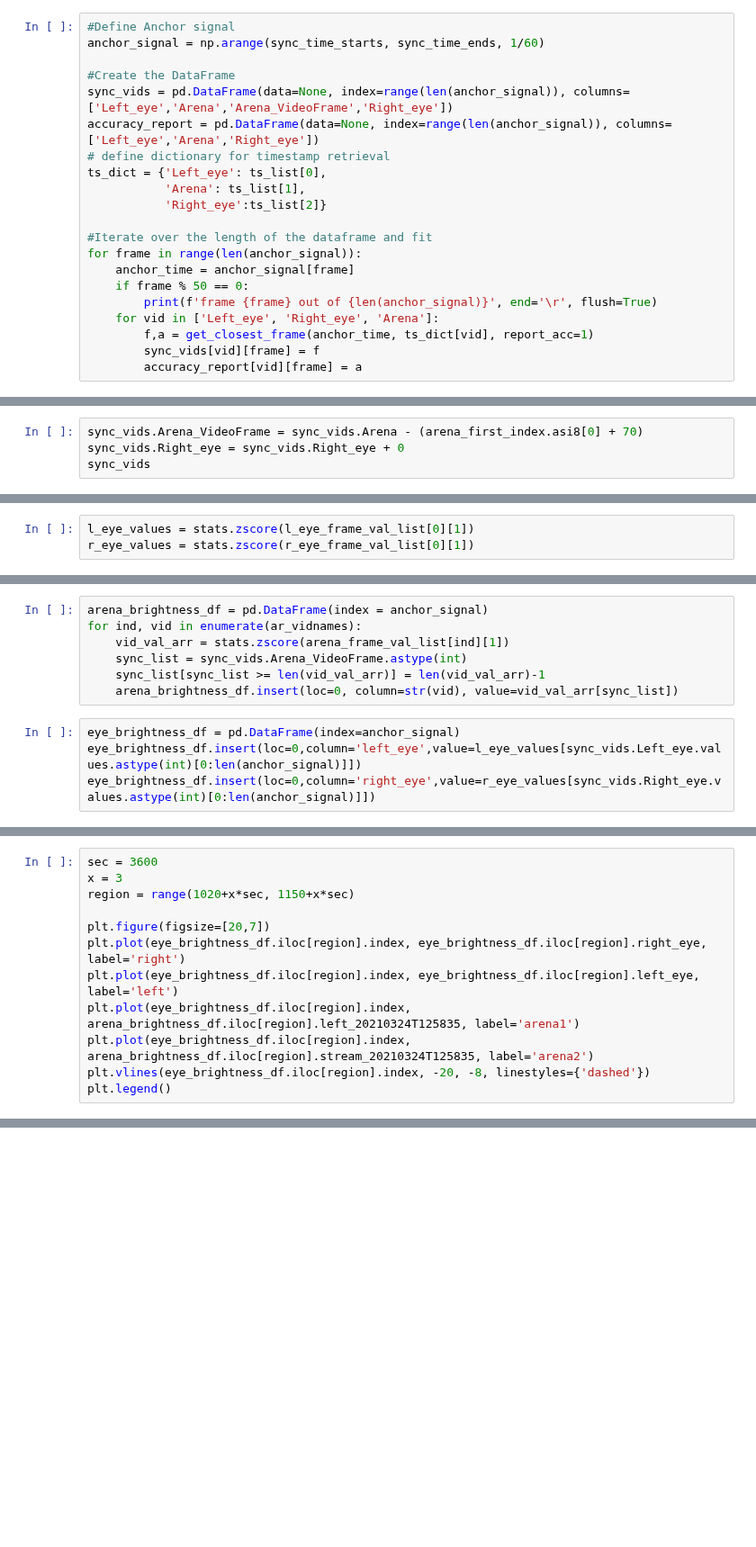
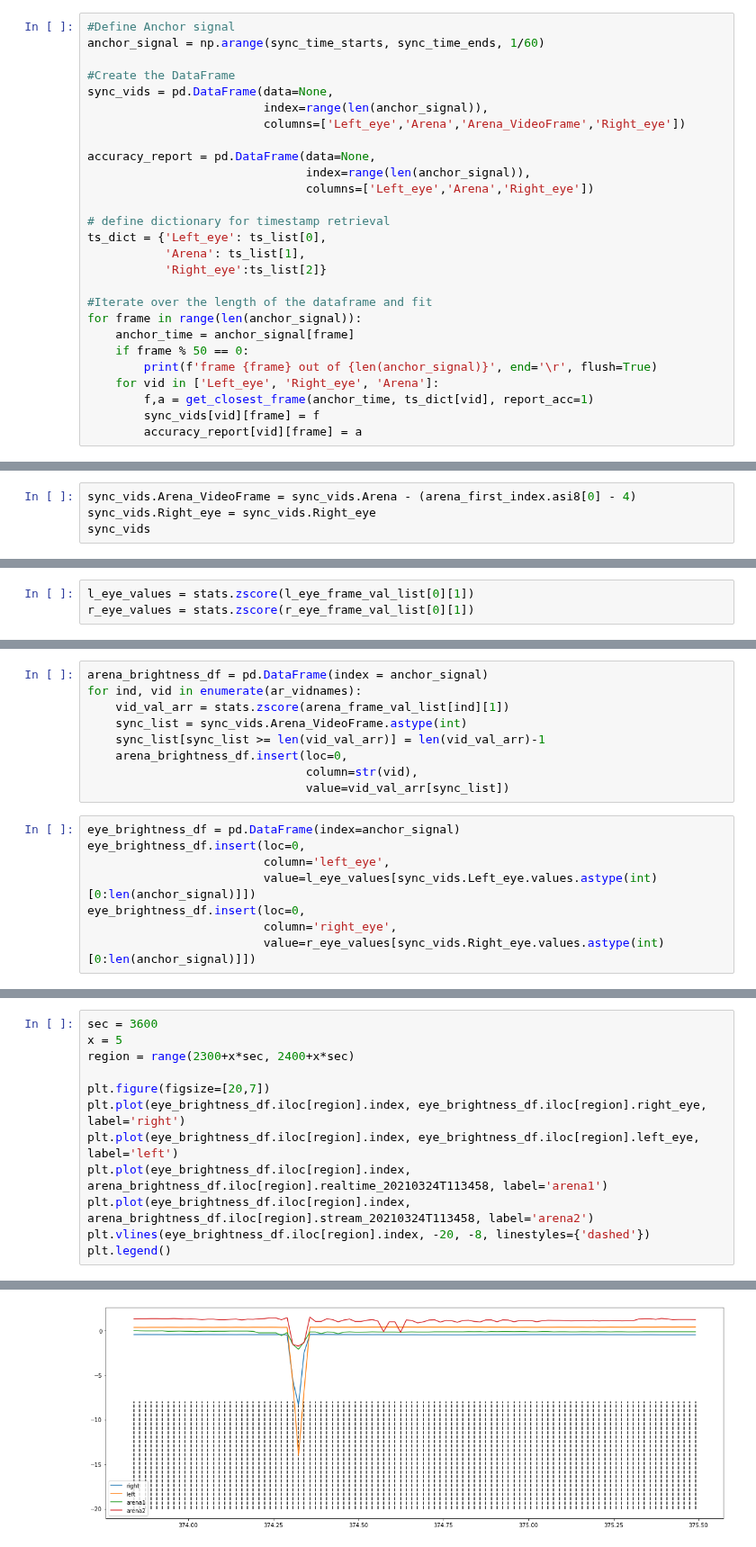
Before and after one commit to neural-electrophysiology-tool-team/Eye-Tracking-Tools, a Jupyter notebook: main_sequence.ipynb, the cells around one changed output, grey strips where cells are left out. Shown at 90% size. Saved outputs shown, nothing was run; the diff lists cells and outputs as text; blank space fills up the shorter version.

Commit message:
Graphs added

```diff
--- a/main_sequence.ipynb
+++ b/main_sequence.ipynb
@@ -238,8 +391,14 @@ sync_time_ends = min([arena_lf, le_lf, re_lf])
 anchor_signal = np.arange(sync_time_starts, sync_time_ends, 1/60)
 
 #Create the DataFrame
-sync_vids = pd.DataFrame(data=None, index=range(len(anchor_signal)), columns=['Left_eye','Arena','Arena_VideoFrame','Right_eye'])
-accuracy_report = pd.DataFrame(data=None, index=range(len(anchor_signal)), columns=['Left_eye','Arena','Right_eye'])
+sync_vids = pd.DataFrame(data=None,
+                         index=range(len(anchor_signal)),
+                         columns=['Left_eye','Arena','Arena_VideoFrame','Right_eye'])
+
+accuracy_report = pd.DataFrame(data=None,
+                               index=range(len(anchor_signal)),
+                               columns=['Left_eye','Arena','Right_eye'])
+
 # define dictionary for timestamp retrieval
 ts_dict = {'Left_eye': ts_list[0],
            'Arena': ts_list[1],
@@ -257,4 +418,4 @@ for frame in range(len(anchor_signal)):
 # %%
-sync_vids.Arena_VideoFrame = sync_vids.Arena - (arena_first_index.asi8[0] + 70)
-sync_vids.Right_eye = sync_vids.Right_eye + 0
+sync_vids.Arena_VideoFrame = sync_vids.Arena - (arena_first_index.asi8[0] - 4)
+sync_vids.Right_eye = sync_vids.Right_eye
 sync_vids
@@ -319,10 +473,16 @@ for ind, vid in enumerate(ar_vidnames):
     vid_val_arr = stats.zscore(arena_frame_val_list[ind][1])
     sync_list = sync_vids.Arena_VideoFrame.astype(int)
     sync_list[sync_list >= len(vid_val_arr)] = len(vid_val_arr)-1
-    arena_brightness_df.insert(loc=0, column=str(vid), value=vid_val_arr[sync_list])
+    arena_brightness_df.insert(loc=0,
+                               column=str(vid),
+                               value=vid_val_arr[sync_list])
 # %%
 eye_brightness_df = pd.DataFrame(index=anchor_signal)
-eye_brightness_df.insert(loc=0,column='left_eye',value=l_eye_values[sync_vids.Left_eye.values.astype(int)[0:len(anchor_signal)]])
-eye_brightness_df.insert(loc=0,column='right_eye',value=r_eye_values[sync_vids.Right_eye.values.astype(int)[0:len(anchor_signal)]])
+eye_brightness_df.insert(loc=0,
+                         column='left_eye',
+                         value=l_eye_values[sync_vids.Left_eye.values.astype(int)[0:len(anchor_signal)]])
+eye_brightness_df.insert(loc=0,
+                         column='right_eye',
+                         value=r_eye_values[sync_vids.Right_eye.values.astype(int)[0:len(anchor_signal)]])
 # %%
 arena_brightness_df
@@ -329,12 +503,13 @@ arena_brightness_df
 # %%
 sec = 3600
-x = 3
-region = range(1020+x*sec, 1150+x*sec)
+x = 5
+region = range(2300+x*sec, 2400+x*sec)
 
 plt.figure(figsize=[20,7])
 plt.plot(eye_brightness_df.iloc[region].index, eye_brightness_df.iloc[region].right_eye, label='right')
 plt.plot(eye_brightness_df.iloc[region].index, eye_brightness_df.iloc[region].left_eye, label='left')
-plt.plot(eye_brightness_df.iloc[region].index, arena_brightness_df.iloc[region].left_20210324T125835, label='arena1')
-plt.plot(eye_brightness_df.iloc[region].index, arena_brightness_df.iloc[region].stream_20210324T125835, label='arena2')
+plt.plot(eye_brightness_df.iloc[region].index, arena_brightness_df.iloc[region].realtime_20210324T113458, label='arena1')
+plt.plot(eye_brightness_df.iloc[region].index, arena_brightness_df.iloc[region].stream_20210324T113458, label='arena2')
 plt.vlines(eye_brightness_df.iloc[region].index, -20, -8, linestyles={'dashed'})
 plt.legend()
+# %% [output]
@@ -340,0 +517 @@ plt.legend()
+[figure, added]
```
Also changed, not shown: parts of 39 cells of this notebook.
